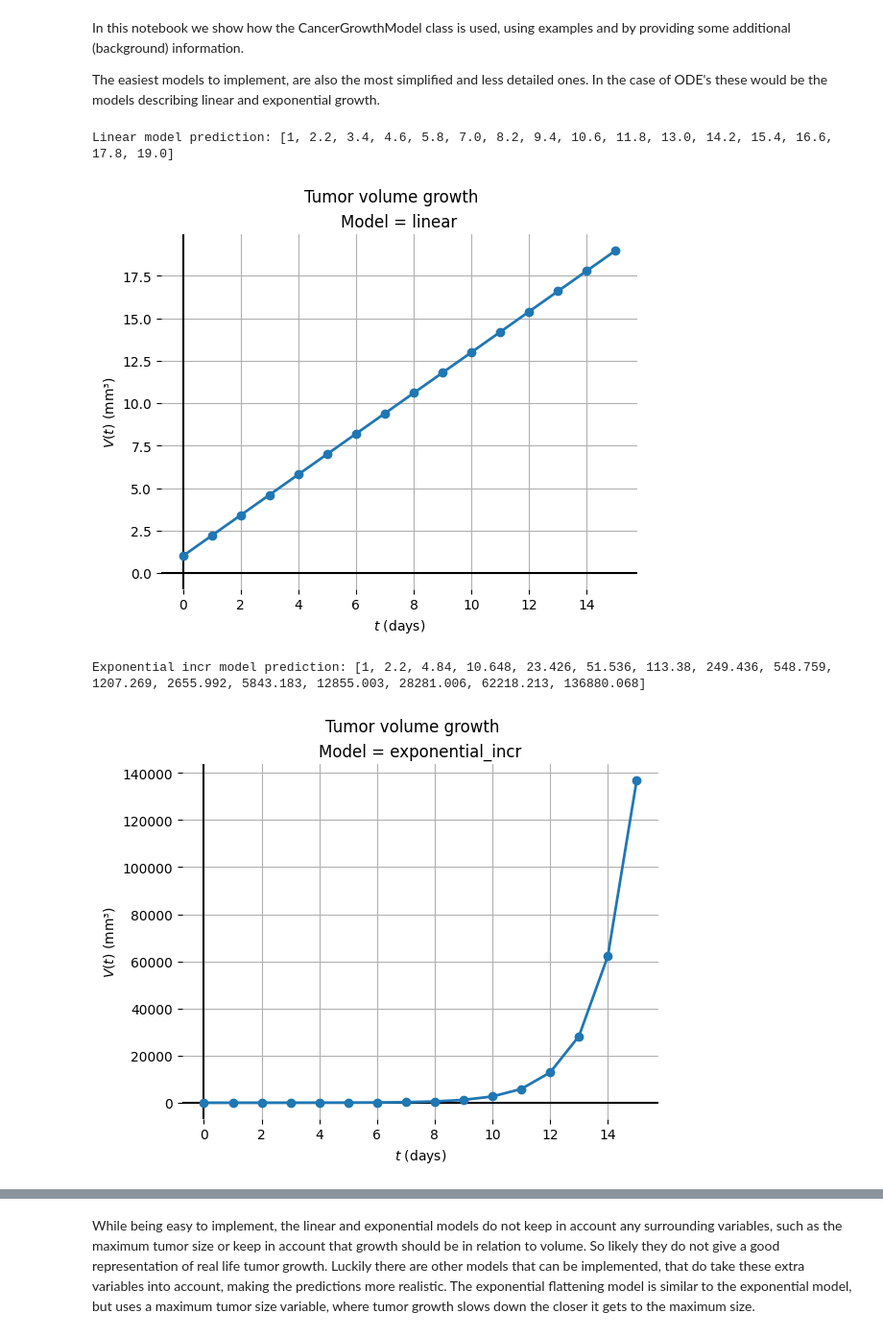
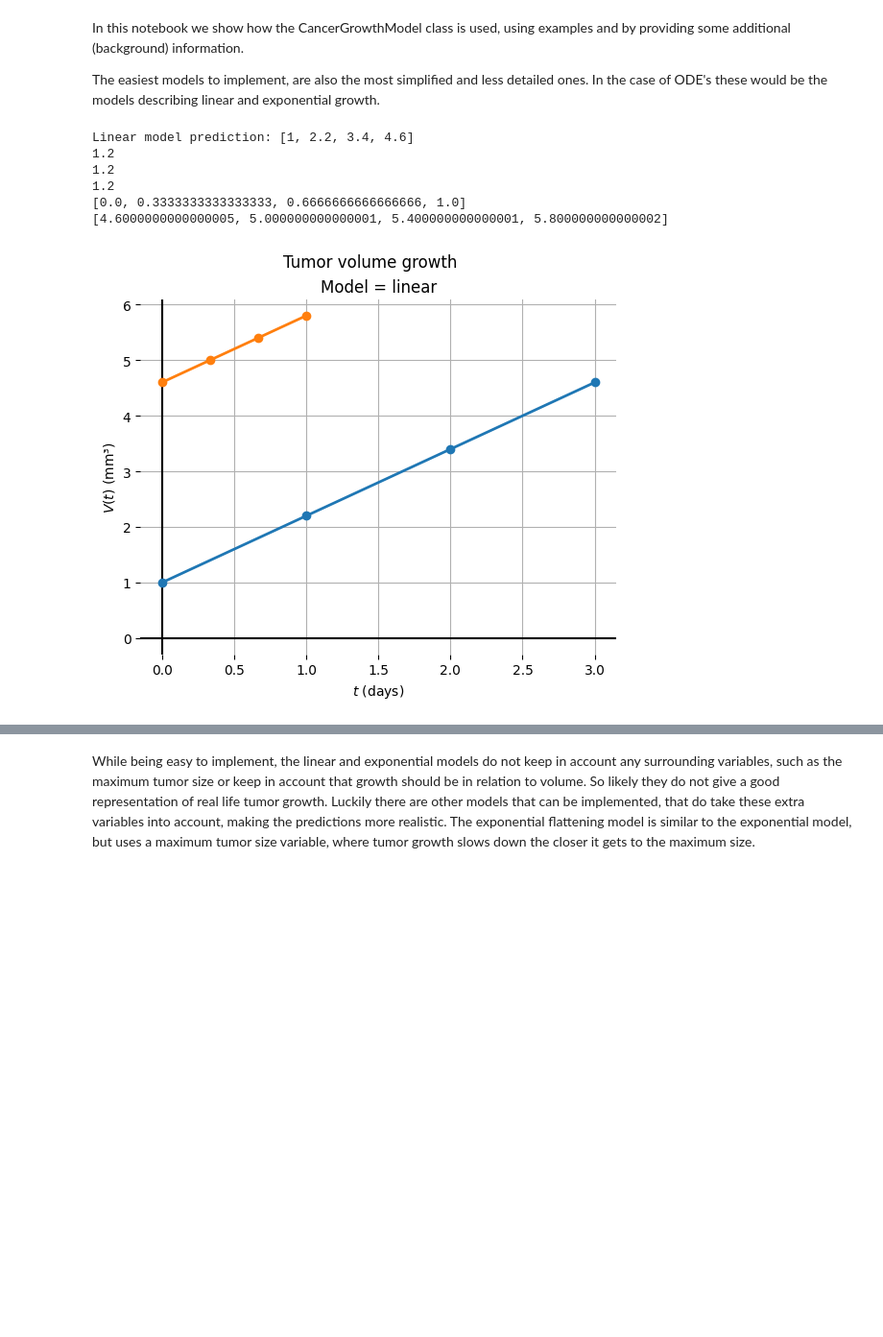
Before and after one commit to YamilaTimmer/dynamic-modelling-of-cancer, a Jupyter notebook: SimulatingCancerGrowth.ipynb, the cells around one changed output, grey strips where cells are left out. Shown: that part at 96% size. Cells and saved outputs as stored; diff of their text form; code cells hidden in the pictures; blank space fills up the shorter version.

Commit message:
reformatting code to include ODE solvers

```diff
--- a/SimulatingCancerGrowth.ipynb
+++ b/SimulatingCancerGrowth.ipynb
@@ -5,27 +5,33 @@ The easiest models to implement, are also the most simplified and less detailed
 # %%
 from cancergrowthmodel import CancerGrowthModel as cgm
 
 # Generating prediction according to linear growth
 linear_model = cgm(model = "linear",
                    start_size = 1,
                    t_0 = 0,
-                   t_end = 15,
+                   t_end = 3,
                    growth_rate = 1.2)
 linear_prediction = linear_model.predict()
 print("Linear model prediction:", linear_prediction)
-linear_model.plot(linear_prediction)
+
+t_s, y_s = linear_model.ode_solver("heun")
+
+linear_model.plot(linear_prediction, t_s=t_s, y_s=y_s)
 
 # Generating prediction according to exponential growth
-exponential_model = cgm(model = "exponential_incr",
-                        start_size = 1,
-                        t_0 = 0,
-                        t_end = 15,
-                        growth_rate = 1.2)
-exponential_incr_prediction = exponential_model.predict()
-print("Exponential incr model prediction:", exponential_incr_prediction)
-exponential_model.plot(exponential_incr_prediction)
+# exponential_model = cgm(model = "exponential_incr",
+#                         start_size = 1,
+#                         t_0 = 0,
+#                         t_end = 15,
+#                         growth_rate = 1.2)
+# exponential_incr_prediction = exponential_model.predict()
+# print("Exponential incr model prediction:", exponential_incr_prediction)
+# exponential_model.plot(exponential_incr_prediction)
 # %% [output]
-Linear model prediction: [1, 2.2, 3.4, 4.6, 5.8, 7.0, 8.2, 9.4, 10.6, 11.8, 13.0, 14.2, 15.4, 16.6, 17.8, 19.0]
+Linear model prediction: [1, 2.2, 3.4, 4.6]
+1.2
+1.2
+1.2
+[0.0, 0.3333333333333333, 0.6666666666666666, 1.0]
+[4.6000000000000005, 5.000000000000001, 5.400000000000001, 5.800000000000002]
-[figure, old version]
+[figure, new version]
-Exponential incr model prediction: [1, 2.2, 4.84, 10.648, 23.426, 51.536, 113.38, 249.436, 548.759, 1207.269, 2655.992, 5843.183, 12855.003, 28281.006, 62218.213, 136880.068]
-[figure, removed]
```
Also changed, not shown: parts of 1 cell of this notebook, 1 other file.
